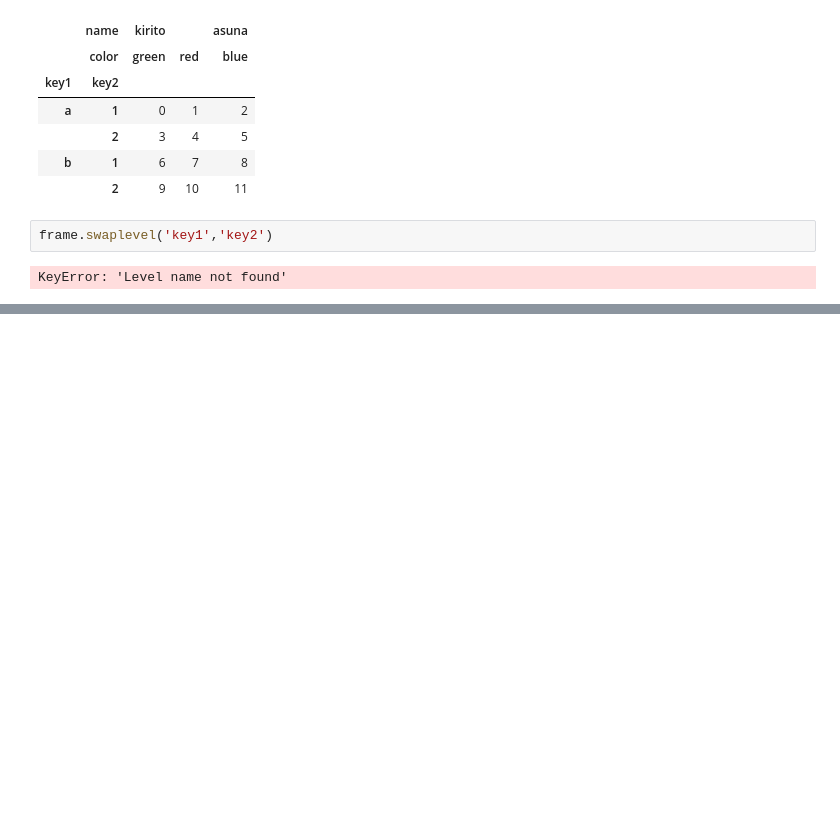
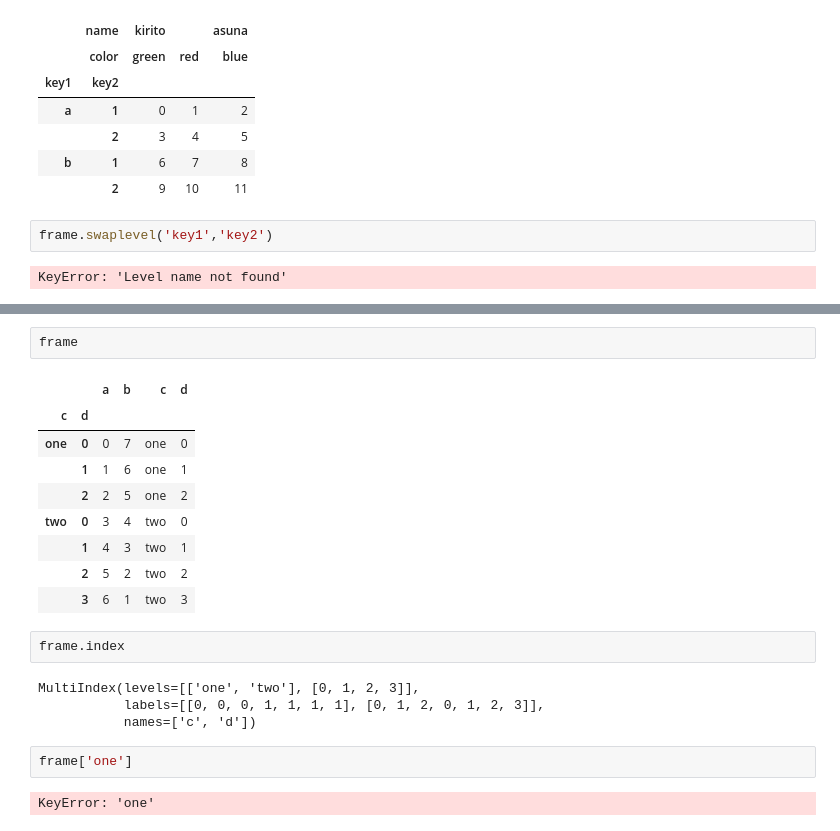
Before and after one commit to NinelieAimer/PythonLearning, a Jupyter notebook: analysisData/dataRegularization/dataRegularization.ipynb, the cells around one changed output, grey strips where cells are left out. Saved outputs shown, nothing was run; the diff lists cells and outputs as text; blank space fills up the shorter version.

```diff
--- a/analysisData/dataRegularization/dataRegularization.ipynb
+++ b/analysisData/dataRegularization/dataRegularization.ipynb
@@ -67,0 +306,22 @@ KeyError: 'Level name not found'
+# %%
+frame
+# %% [output]
+|  |  | a | b | c | d |
+| c | d |  |  |  |  |
+| one | 0 | 0 | 7 | one | 0 |
+|  | 1 | 1 | 6 | one | 1 |
+|  | 2 | 2 | 5 | one | 2 |
+| two | 0 | 3 | 4 | two | 0 |
+|  | 1 | 4 | 3 | two | 1 |
+|  | 2 | 5 | 2 | two | 2 |
+|  | 3 | 6 | 1 | two | 3 |
+# %%
+frame.index
+# %% [output]
+MultiIndex(levels=[['one', 'two'], [0, 1, 2, 3]],
+           labels=[[0, 0, 0, 1, 1, 1, 1], [0, 1, 2, 0, 1, 2, 3]],
+           names=['c', 'd'])
+# %%
+frame['one']
+# %% [output]
+KeyError: 'one'
```
Also changed, not shown: parts of 36 cells of this notebook, 1 other file.
